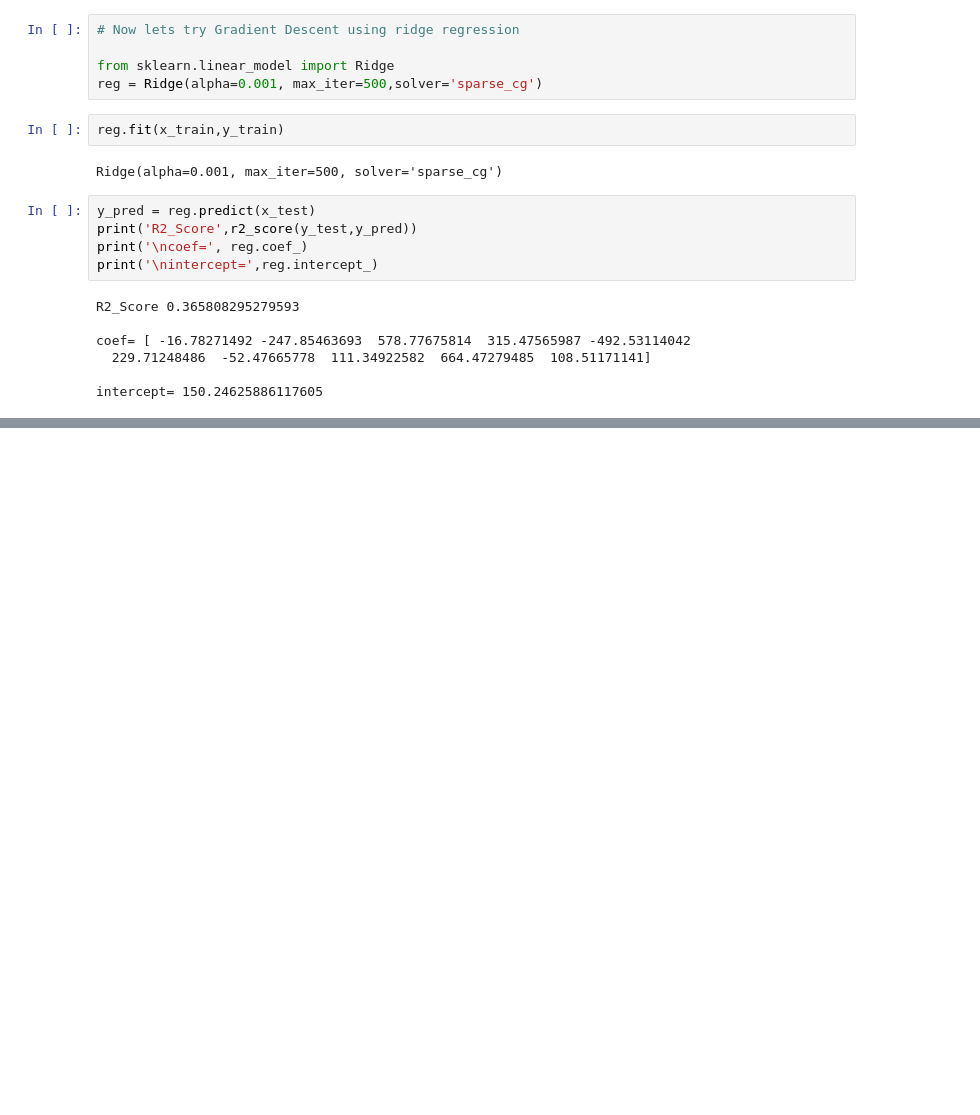
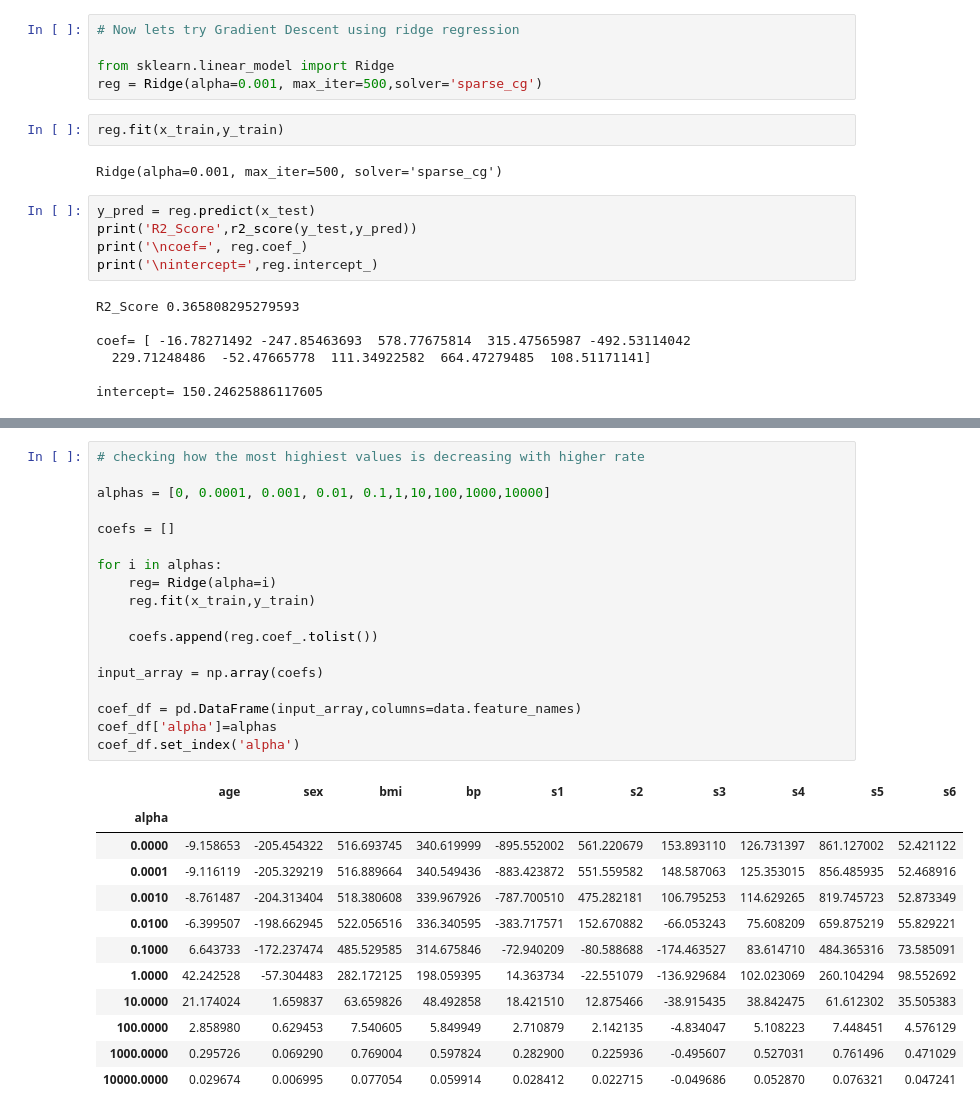
Before and after one commit to yogesh3i/Data_Science_Machine_Learning, a Jupyter notebook: Day 14 -Lenear_ Regression/Practice.ipynb, the cells around one changed output, grey strips where cells are left out. Saved outputs shown, nothing was run; the diff lists cells and outputs as text; blank space fills up the shorter version.

```diff
--- a/Day 14 -Lenear_ Regression/Practice.ipynb
+++ b/Day 14 -Lenear_ Regression/Practice.ipynb
@@ -434,0 +506,31 @@ intercept= 150.24625886117605
+# %%
+# checking how the most highiest values is decreasing with higher rate
+
+alphas = [0, 0.0001, 0.001, 0.01, 0.1,1,10,100,1000,10000]
+
+coefs = []
+
+for i in alphas:
+    reg= Ridge(alpha=i)
+    reg.fit(x_train,y_train)
+
+    coefs.append(reg.coef_.tolist())
+
+input_array = np.array(coefs)
+
+coef_df = pd.DataFrame(input_array,columns=data.feature_names)
+coef_df['alpha']=alphas
+coef_df.set_index('alpha')
+# %% [output]
+|  | age | sex | bmi | bp | s1 | s2 | s3 | s4 | s5 | s6 |
+| alpha |  |  |  |  |  |  |  |  |  |  |
+| 0.0000 | -9.158653 | -205.454322 | 516.693745 | 340.619999 | -895.552002 | 561.220679 | 153.893110 | 126.731397 | 861.127002 | 52.421122 |
+| 0.0001 | -9.116119 | -205.329219 | 516.889664 | 340.549436 | -883.423872 | 551.559582 | 148.587063 | 125.353015 | 856.485935 | 52.468916 |
+| 0.0010 | -8.761487 | -204.313404 | 518.380608 | 339.967926 | -787.700510 | 475.282181 | 106.795253 | 114.629265 | 819.745723 | 52.873349 |
+| 0.0100 | -6.399507 | -198.662945 | 522.056516 | 336.340595 | -383.717571 | 152.670882 | -66.053243 | 75.608209 | 659.875219 | 55.829221 |
+| 0.1000 | 6.643733 | -172.237474 | 485.529585 | 314.675846 | -72.940209 | -80.588688 | -174.463527 | 83.614710 | 484.365316 | 73.585091 |
+| 1.0000 | 42.242528 | -57.304483 | 282.172125 | 198.059395 | 14.363734 | -22.551079 | -136.929684 | 102.023069 | 260.104294 | 98.552692 |
+| 10.0000 | 21.174024 | 1.659837 | 63.659826 | 48.492858 | 18.421510 | 12.875466 | -38.915435 | 38.842475 | 61.612302 | 35.505383 |
+| 100.0000 | 2.858980 | 0.629453 | 7.540605 | 5.849949 | 2.710879 | 2.142135 | -4.834047 | 5.108223 | 7.448451 | 4.576129 |
+| 1000.0000 | 0.295726 | 0.069290 | 0.769004 | 0.597824 | 0.282900 | 0.225936 | -0.495607 | 0.527031 | 0.761496 | 0.471029 |
+| 10000.0000 | 0.029674 | 0.006995 | 0.077054 | 0.059914 | 0.028412 | 0.022715 | -0.049686 | 0.052870 | 0.076321 | 0.047241 |
```
Also changed, not shown: parts of 14 cells of this notebook, 1 other file.
